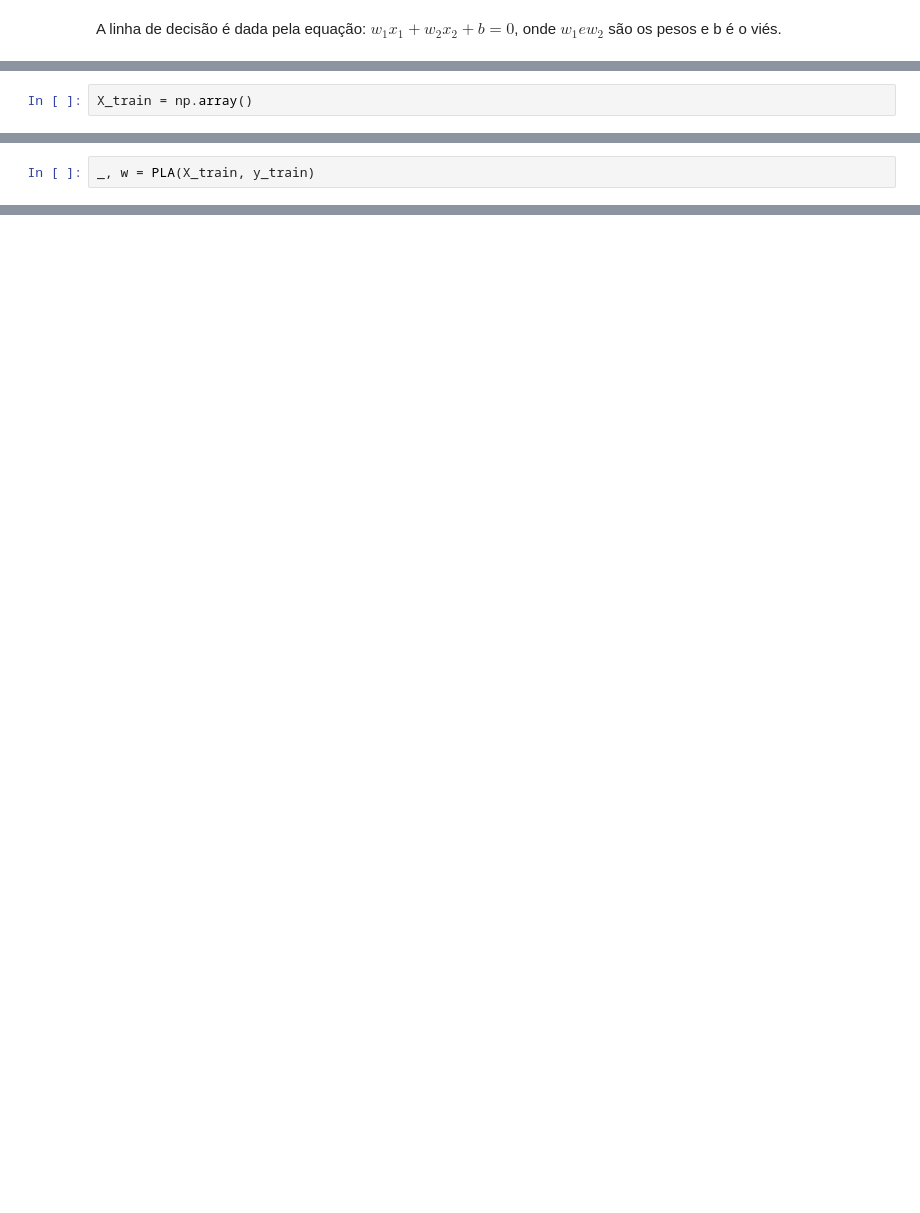
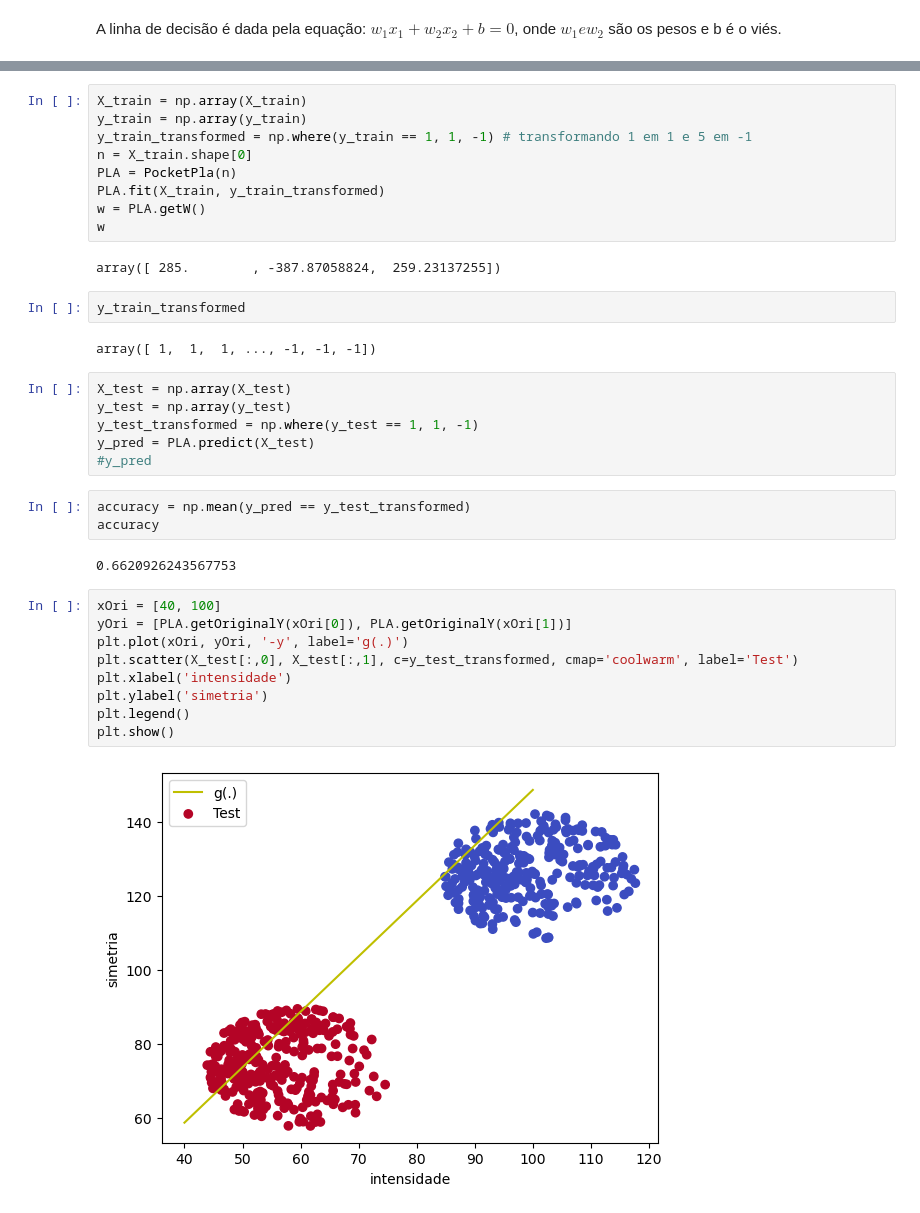
Before and after one commit to adriel1ft/reconhecimento_padroes, a Jupyter notebook: index.ipynb, the cells around one changed output, grey strips where cells are left out. Saved outputs shown, nothing was run; the diff lists cells and outputs as text; blank space fills up the shorter version.

Commit message:
added pocket PLA

```diff
--- a/index.ipynb
+++ b/index.ipynb
@@ -350,2 +94,0 @@ KeyboardInterrupt:
-# %%
-X_train = np.array()
@@ -358,2 +94,0 @@ KeyError: 0
-# %%
-_, w = PLA(X_train, y_train)
@@ -361,0 +146,37 @@ KeyError: 0
+# %%
+X_train = np.array(X_train)
+y_train = np.array(y_train)
+y_train_transformed = np.where(y_train == 1, 1, -1) # transformando 1 em 1 e 5 em -1
+n = X_train.shape[0]
+PLA = PocketPla(n)
+PLA.fit(X_train, y_train_transformed)
+w = PLA.getW()
+w
+# %% [output]
+array([ 285.        , -387.87058824,  259.23137255])
+# %%
+y_train_transformed
+# %% [output]
+array([ 1,  1,  1, ..., -1, -1, -1])
+# %%
+X_test = np.array(X_test)
+y_test = np.array(y_test)
+y_test_transformed = np.where(y_test == 1, 1, -1)
+y_pred = PLA.predict(X_test)
+#y_pred
+# %%
+accuracy = np.mean(y_pred == y_test_transformed)
+accuracy
+# %% [output]
+0.6620926243567753
+# %%
+xOri = [40, 100]
+yOri = [PLA.getOriginalY(xOri[0]), PLA.getOriginalY(xOri[1])]
+plt.plot(xOri, yOri, '-y', label='g(.)')
+plt.scatter(X_test[:,0], X_test[:,1], c=y_test_transformed, cmap='coolwarm', label='Test')
+plt.xlabel('intensidade')
+plt.ylabel('simetria')
+plt.legend()
+plt.show()
+# %% [output]
+[figure, added]
```
Also changed, not shown: parts of 19 cells of this notebook.
